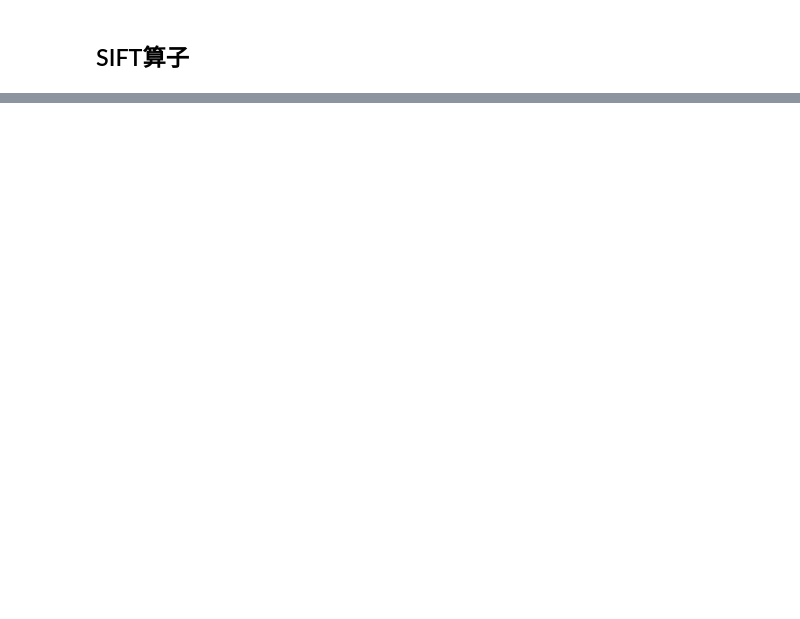
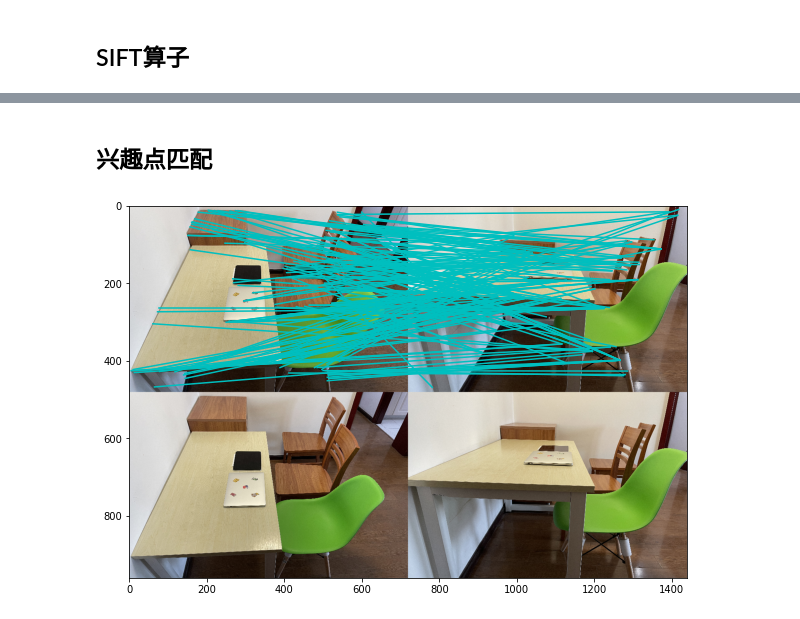
Before and after one commit to NightWalker888/LearnComputerVision, a Jupyter notebook: 入门篇/计算机视觉入门篇1/3_tutorial.ipynb, the cells around one changed output, grey strips where cells are left out. Drawn from its saved outputs; the diff is of its cells as text; code cells hidden in the pictures; blank space fills up the shorter version.

```diff
--- a/入门篇/计算机视觉入门篇1/3_tutorial.ipynb
+++ b/入门篇/计算机视觉入门篇1/3_tutorial.ipynb
@@ -141,0 +169,5 @@ print(des.shape, len(key_point))
+# %%
+# 实例sift的compute方法可以根据输入图像和已经提取的SIFT兴趣点计算SIFT特征向量
+key_point, sift_feats = sift.compute(img_bgr, key_point) #入参的key_point和返回的key_point数值相同
+print(f"SIFT特征向量维度: {sift_feats.shape}")
+print(f"第一维结果: {sift_feats[0]}")
@@ -141,0 +186,2 @@ print(des.shape, len(key_point))
+# %% [markdown]
+## 兴趣点匹配
@@ -141,0 +220,31 @@ print(des.shape, len(key_point))
+# %%
+def plot_matches(img_a: np.array, img_b: np.array, matched_points: tuple) -> None:
+    """ 显示一幅带有连接匹配之间连线的图片
+
+    Args:
+        img_a: 一张灰度图或者彩色图像
+        img_b: 一张灰度图或者彩色图像
+        matched_points: 元组中存储关键点pair，比如:
+        ((ptx_a, ptx'_b), (pty_a, pty'_b), ...)
+    """
+    img_concat = im3 = np.hstack([img_a,img_b])
+    img_show = np.vstack((img_concat,img_concat))
+    cols1 = img_a.shape[1]
+    plt.figure(figsize = (10, 10))
+    plt.imshow(img_show[:,:,::-1])
+    for pt_a, pt_b in matched_points:
+        ax, ay = int(pt_a[0]), int(pt_a[1])
+        bx, by = int(pt_b[0]), int(pt_b[1])
+        plt.plot([ax, bx + cols1], [ay, by], "c")
+    plt.show()
+    #plt.savefig("../course_images/sift_match.jpg", dpi = 300)
+# %%
+img_bgr_a = cv2.imread("../demo_images/desk_view1.jpg", cv2.IMREAD_COLOR)
+img_bgr_b = cv2.imread("../demo_images/desk_view2.jpg", cv2.IMREAD_COLOR)
+img_bgr_a = cv2.resize(img_bgr_a, (720, 480))
+img_bgr_b = cv2.resize(img_bgr_b, (720, 480))
+
+matched_points = calc_match_keypoints(img_bgr_a, img_bgr_b, similar_thresh = 300)
+plot_matches(img_bgr_a, img_bgr_b, matched_points)
+# %% [output]
+[figure, added]
```
Also changed, not shown: parts of 7 cells of this notebook.
